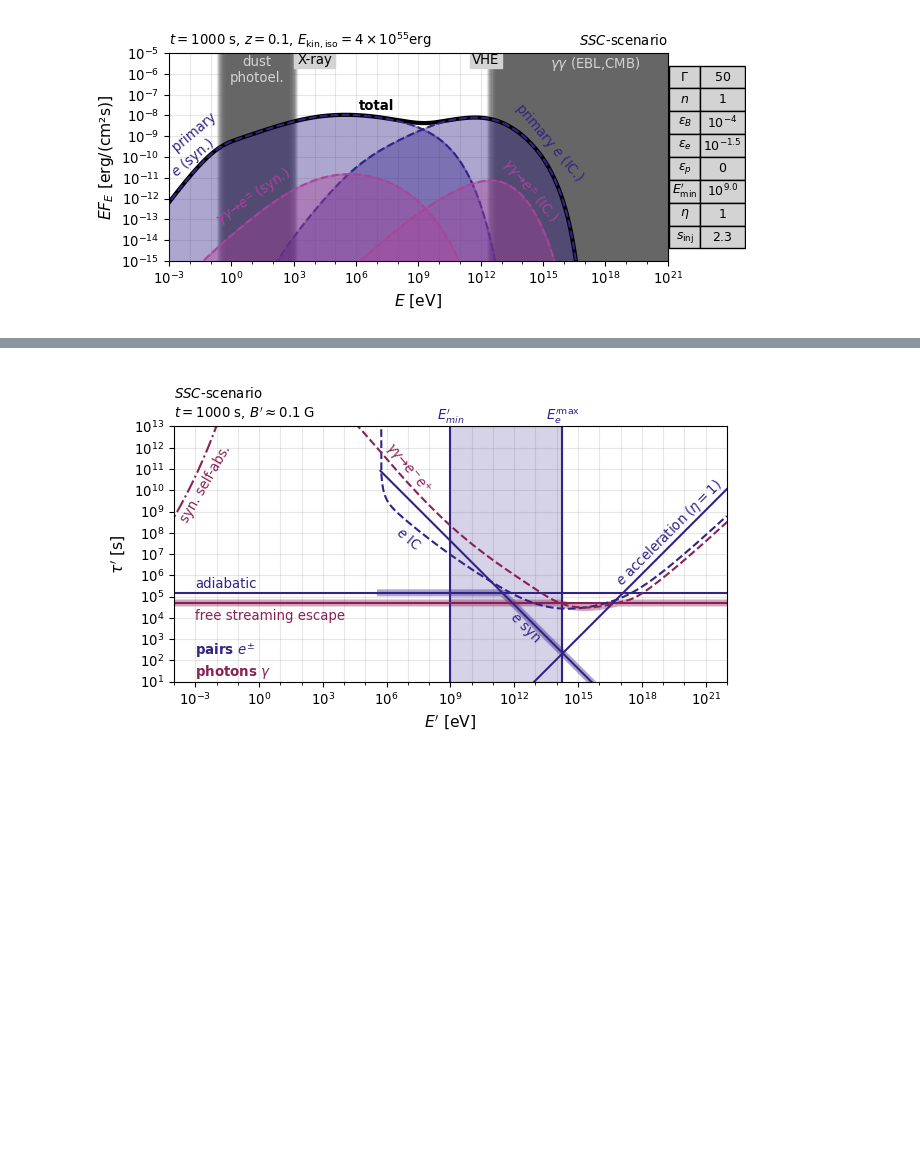
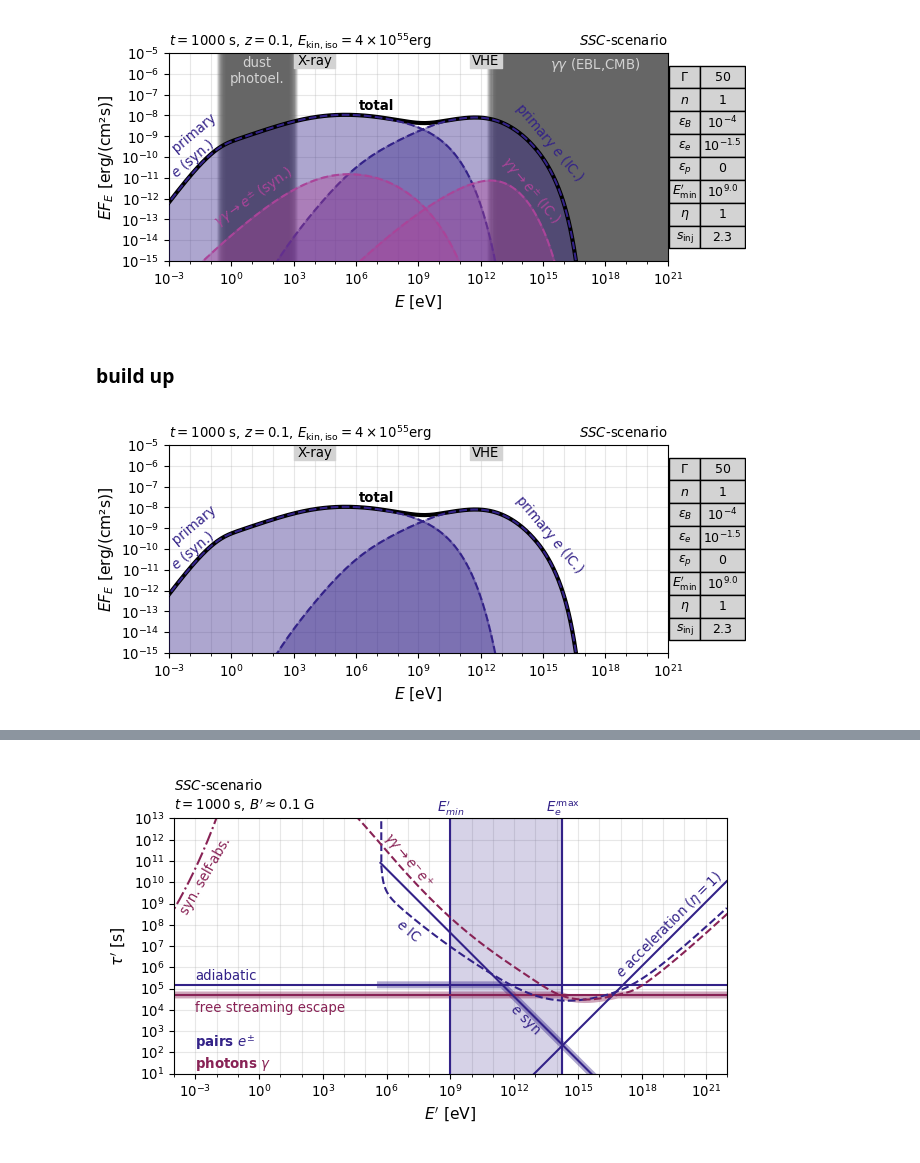
Before and after one commit to maklinger/LepHadGRBAfterglows, a Jupyter notebook: SSC-scenario.ipynb, the cells around one changed output, grey strips where cells are left out. Drawn from its saved outputs; the diff is of its cells as text; code cells hidden in the pictures; blank space fills up the shorter version.

```diff
--- a/SSC-scenario.ipynb
+++ b/SSC-scenario.ipynb
@@ -167,3 +169,65 @@ fig.tight_layout()
 sfc.saveFigure(fig, f"SSC-spectrum-photons", dpi=500)
 # %% [output]
 [figure]
+# %% [markdown]
+### build up
+# %%
+%matplotlib widget
+sfc.fullWidth(aspectRatio=0.47, alpha=0.8)
+fig, (ax, axtbl) = plt.subplots(ncols=2, gridspec_kw={'width_ratios': [12, 1], "wspace":-.01})
+ind = -1
+ax = plot_spectrum(
+    ax, z, Gamma, t_obs, Eg_eV=Eg_eV, En_eV=En_eV,
+    E2dN_dE_tot_gamma=Eg_erg*am3.get_photons(),
+    E2dN_dE_tot_nu=En_erg*am3.get_neutrinos(),
+    components=[
+        [Eg_erg*am3.get_photons_injected_electrons_syn(), compcols["in"], True, 0, "--", None, 1.5],
+        [Eg_erg*am3.get_photons_injected_electrons_compton(), compcols["in"], True, 0, "--", None, 1.5],
+        # [Eg_erg*am3.get_photons_annihilation_pairs_syn(), compcols["pair"], True, 1, "--", None, 1.5],
+        # [Eg_erg*am3.get_photons_annihilation_pairs_compton(), compcols["pair"], True, 1, "--", None, 1.5],
+    ], ylim=[1e-15, 1e-5], xlim=[1e-3, 1e21], cgrey="None", col_tot=compcols["total"], col_nu=compcols["nu"], labels_grey=["",""]
+)
+
+ax.text(2e-2, 4e-10, "   primary\n " r"$e$" + " (syn.)       ", color=compcols["in"], va="center", ha="center", zorder=100, rotation=40)
+ax.text(2e15, 5e-10, r"primary $e$ (IC.)", color=compcols["in"], va="center", ha="center", zorder=100, rotation=-50)
+ax.text(1e7, 3e-8, "total", color="k", va="center", ha="center", weight="bold")
+# ax.text(2e14, 3e-12, r" $\gamma\gamma\to e^{\pm}$ (IC.)", color=compcols["pair"], va="center", ha="center", zorder=100, rotation=-50)
+# ax.text(1e1, 1e-12, r" $\gamma\gamma\to e^{\pm}$ (syn.)", color=compcols["pair"], va="center", ha="center", zorder=100, rotation=35)
+# leg = ax.legend(framealpha=1, loc="lower center", handlelength=3)
+# leg.set_zorder(100)
+ax.set_title(r"$SSC$-scenario", loc="right")
+table_data = [
+    [r"$\Gamma$",r"$n$",r"$\varepsilon_B$",r"$\varepsilon_e$", r"$\varepsilon_p$", r"$E_\mathrm{min}'$",r"$\eta$", r"$s_\mathrm{inj}$"],
+    [int(Gamma), int(n)] +
+    [r"$10^{%g}$"% np.log10(x) for x in [epsilon_B, epsilon_e]]+ [epsilon_p] +
+    [r"$10^{%.1f}$"% np.log10(x) for x in [Emin]] + [int(eta), p]
+]
+
+
+ax.set_title(ax.get_title(loc="left")+ r", $E_\mathrm{kin,iso}=4\times 10^{55} \mathrm{erg}$", loc="left")
+
+# Create a table
+table = Table(axtbl, loc='center right')
+
+# Add cells to the table
+for i, row in enumerate(table_data):
+    for j, cell in enumerate(row):
+        tablecol = "lightgrey"
+        table.add_cell(
+            j, i, width=0.65 +i*0.3, height=0.11, text=cell, loc='center',
+            facecolor=tablecol)
+
+axtbl.axis("off")
+# Adjust the appearance of the table
+table.auto_set_font_size(False)
+table.set_fontsize(9)
+
+# Add the table to the subplot
+axtbl.add_table(table)
+
+
+plt.subplots_adjust(left=0.06, right=1, bottom=0.2)
+fig.tight_layout()
+sfc.saveFigure(fig, f"SSC-spectrum-photons_1", dpi=500)
+# %% [output]
+[figure, added]
```
Also changed, not shown: parts of 11 cells of this notebook, 30 other files.
